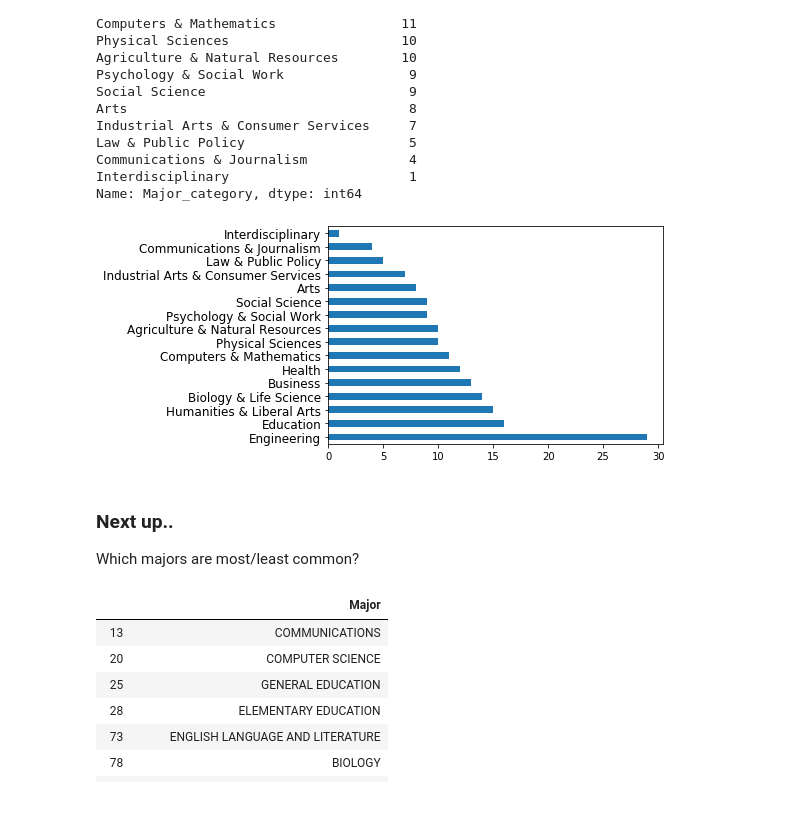
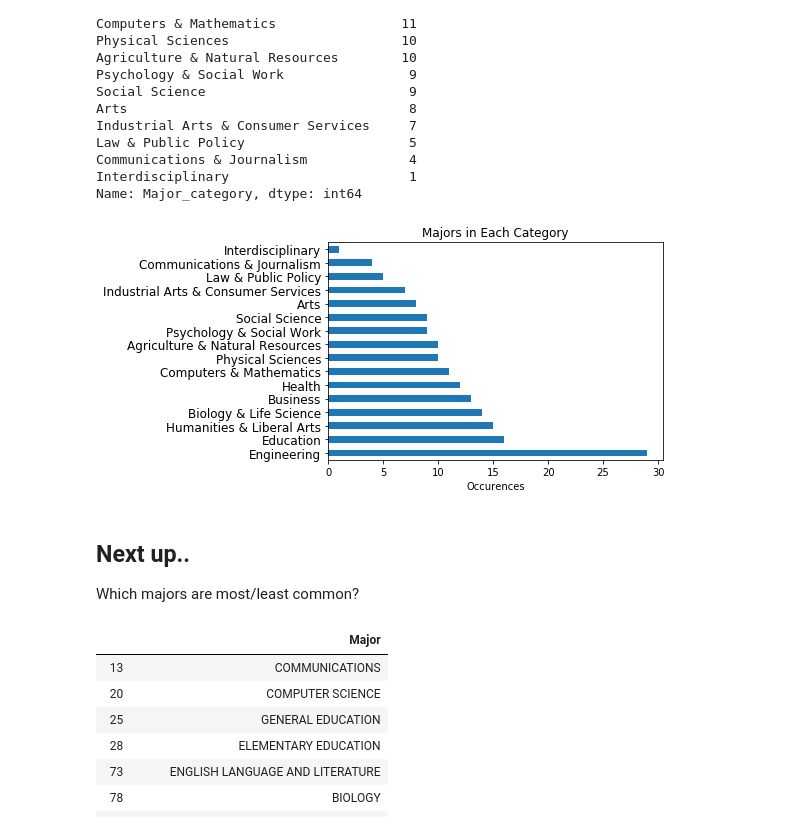
Before and after one commit to michaeltait3/College-Majors-Report, a Jupyter notebook: report.ipynb, the cells around one changed output. Drawn from its saved outputs; the diff is of its cells as text; code cells hidden in the pictures.

Commit message:
Next step to final project

```diff
--- a/report.ipynb
+++ b/report.ipynb
@@ -68,11 +68,11 @@ Interdisciplinary                       1
 Name: Major_category, dtype: int64
 # %%
 major_data['Major_category'].value_counts().plot(kind='barh')
-plt.yticks(fontsize=12);
+plt.yticks(fontsize=12),plt.title('Majors in Each Category'), plt.xlabel('Occurences');
 # %% [output]
-[figure, old version]
+[figure, new version]
 # %% [markdown]
-### **Next up..**
+## **Next up..**
 
 Which majors are most/least common?
 # %%
```
Also changed, not shown: parts of 11 cells of this notebook.
